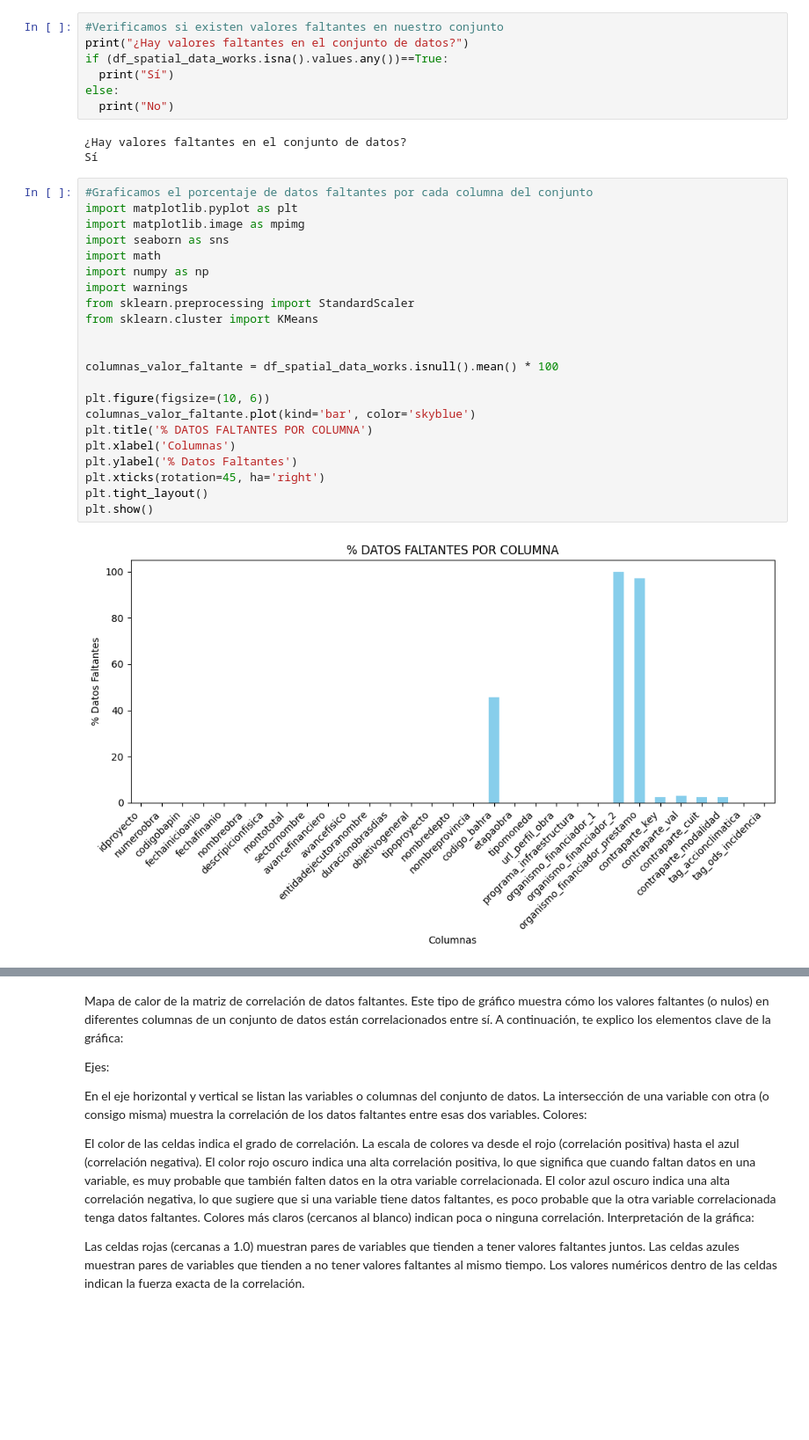
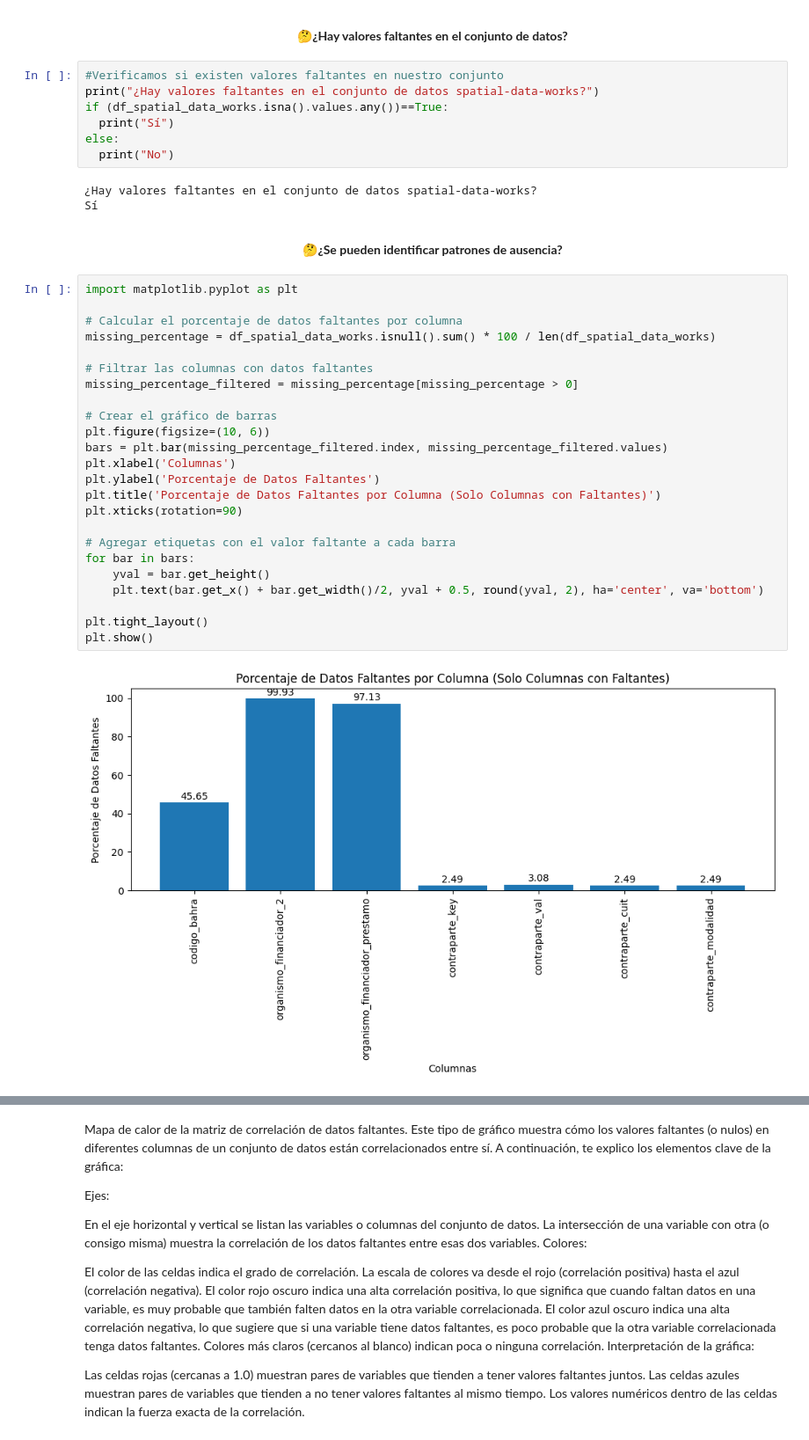
Before and after one commit to ingcarlosleon/data-Mapainversiones, a Jupyter notebook: Caso_de_Uso.ipynb, the cells around one changed output, grey strips where cells are left out. Shown: that part at 88% size. Drawn from its saved outputs; the diff is of its cells as text; blank space fills up the shorter version.

```diff
--- a/Caso_de_Uso.ipynb
+++ b/Caso_de_Uso.ipynb
@@ -127,37 +135,43 @@ Spatial Data Works - Describe
 | 50% | 1.003112e+09 | 2021.000000 | 2022.000000 | 3.604513e+07 | 90.000000 | 100.000000 | ... |
 | 75% | 1.003120e+09 | 2022.000000 | 2023.000000 | 1.637773e+08 | 100.000000 | 100.000000 | ... |
 | max | 1.003131e+09 | 2024.000000 | 2029.000000 | 9.408170e+10 | 100.000000 | 100.000000 | ... |
+# %% [markdown]
+**<center>🤔¿Hay valores faltantes en el conjunto de datos?</center>**
 # %%
 #Verificamos si existen valores faltantes en nuestro conjunto
-print("¿Hay valores faltantes en el conjunto de datos?")
+print("¿Hay valores faltantes en el conjunto de datos spatial-data-works?")
 if (df_spatial_data_works.isna().values.any())==True:
   print("Sí")
 else:
   print("No")
 # %% [output]
-¿Hay valores faltantes en el conjunto de datos?
+¿Hay valores faltantes en el conjunto de datos spatial-data-works?
 Sí
-# %%
-#Graficamos el porcentaje de datos faltantes por cada columna del conjunto
-import matplotlib.pyplot as plt
-import matplotlib.image as mpimg
-import seaborn as sns
-import math
-import numpy as np
-import warnings
-from sklearn.preprocessing import StandardScaler
-from sklearn.cluster import KMeans
-
-
-columnas_valor_faltante = df_spatial_data_works.isnull().mean() * 100
-
-plt.figure(figsize=(10, 6))
-columnas_valor_faltante.plot(kind='bar', color='skyblue')
-plt.title('% DATOS FALTANTES POR COLUMNA')
-plt.xlabel('Columnas')
-plt.ylabel('% Datos Faltantes')
-plt.xticks(rotation=45, ha='right')
-plt.tight_layout()
-plt.show()
-# %% [output]
-[figure, removed]
+# %% [markdown]
+**<center>🤔¿Se pueden identificar patrones de ausencia?</center>**
+# %%
+import matplotlib.pyplot as plt
+
+# Calcular el porcentaje de datos faltantes por columna
+missing_percentage = df_spatial_data_works.isnull().sum() * 100 / len(df_spatial_data_works)
+
+# Filtrar las columnas con datos faltantes
+missing_percentage_filtered = missing_percentage[missing_percentage > 0]
+
+# Crear el gráfico de barras
+plt.figure(figsize=(10, 6))
+bars = plt.bar(missing_percentage_filtered.index, missing_percentage_filtered.values)
+plt.xlabel('Columnas')
+plt.ylabel('Porcentaje de Datos Faltantes')
+plt.title('Porcentaje de Datos Faltantes por Columna (Solo Columnas con Faltantes)')
+plt.xticks(rotation=90)
+
+# Agregar etiquetas con el valor faltante a cada barra
+for bar in bars:
+    yval = bar.get_height()
+    plt.text(bar.get_x() + bar.get_width()/2, yval + 0.5, round(yval, 2), ha='center', va='bottom')
+
+plt.tight_layout()
+plt.show()
+# %% [output]
+[figure, added]
```
Also changed, not shown: parts of 14 cells of this notebook.
